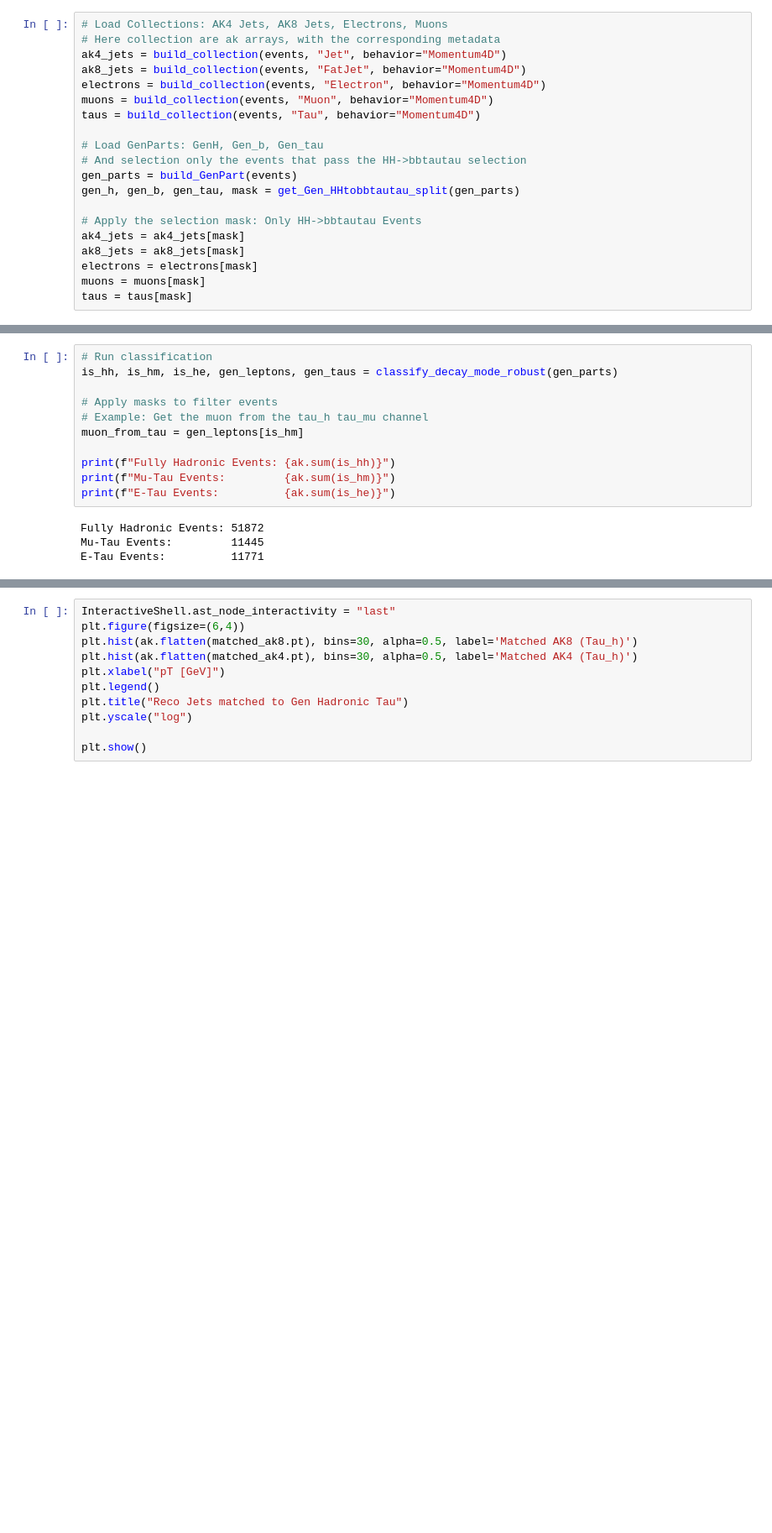
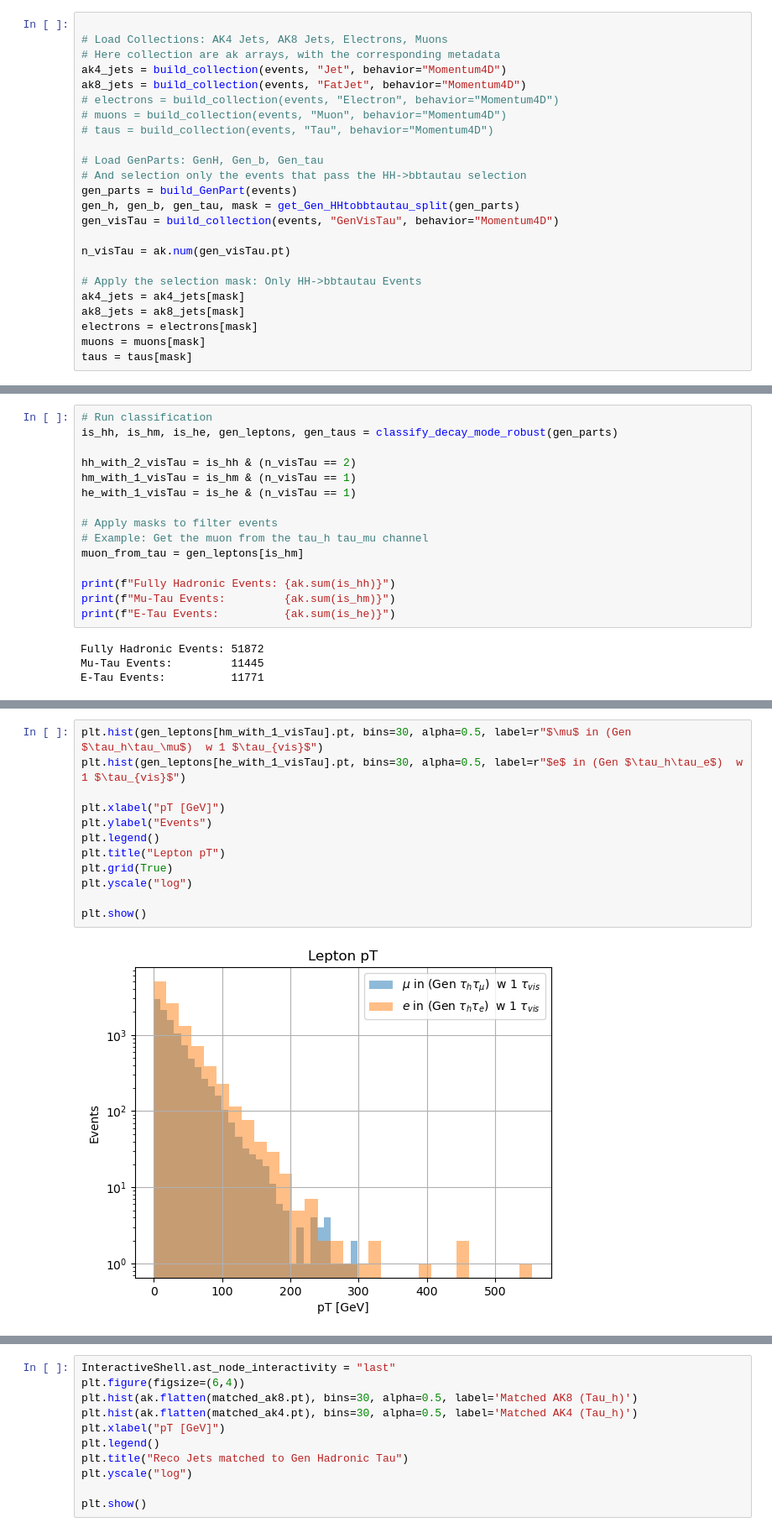
Before and after one commit to ArghyaDas112358/bbtautau, a Jupyter notebook: src/bbtautau/GenPresel/gen.ipynb, the cells around one changed output, grey strips where cells are left out. Shown at 84% size. Drawn from its saved outputs; the diff is of its cells as text; blank space fills up the shorter version.

```diff
--- a/src/bbtautau/GenPresel/gen.ipynb
+++ b/src/bbtautau/GenPresel/gen.ipynb
@@ -419,18 +419,22 @@ def get_matching_mask(left, right, dr_max=0.4):
 
     return pair_is_close
 # %%
+
 # Load Collections: AK4 Jets, AK8 Jets, Electrons, Muons
 # Here collection are ak arrays, with the corresponding metadata
 ak4_jets = build_collection(events, "Jet", behavior="Momentum4D")
 ak8_jets = build_collection(events, "FatJet", behavior="Momentum4D")
-electrons = build_collection(events, "Electron", behavior="Momentum4D")
-muons = build_collection(events, "Muon", behavior="Momentum4D")
-taus = build_collection(events, "Tau", behavior="Momentum4D")
+# electrons = build_collection(events, "Electron", behavior="Momentum4D")
+# muons = build_collection(events, "Muon", behavior="Momentum4D")
+# taus = build_collection(events, "Tau", behavior="Momentum4D")
 
 # Load GenParts: GenH, Gen_b, Gen_tau
 # And selection only the events that pass the HH->bbtautau selection
 gen_parts = build_GenPart(events)
 gen_h, gen_b, gen_tau, mask = get_Gen_HHtobbtautau_split(gen_parts)
+gen_visTau = build_collection(events, "GenVisTau", behavior="Momentum4D")
+
+n_visTau = ak.num(gen_visTau.pt)
 
 # Apply the selection mask: Only HH->bbtautau Events
 ak4_jets = ak4_jets[mask]
@@ -500,6 +504,10 @@ def classify_decay_mode_robust(gen_parts):
 # %%
 # Run classification
 is_hh, is_hm, is_he, gen_leptons, gen_taus = classify_decay_mode_robust(gen_parts)
+
+hh_with_2_visTau = is_hh & (n_visTau == 2)
+hm_with_1_visTau = is_hm & (n_visTau == 1)
+he_with_1_visTau = is_he & (n_visTau == 1)
 
 # Apply masks to filter events
 # Example: Get the muon from the tau_h tau_mu channel
@@ -565,3 +538,17 @@ def match_objects(left_collection, right_collection, dr_max=0.4):
+# %%
+plt.hist(gen_leptons[hm_with_1_visTau].pt, bins=30, alpha=0.5, label=r"$\mu$ in (Gen $\tau_h\tau_\mu$)  w 1 $\tau_{vis}$")
+plt.hist(gen_leptons[he_with_1_visTau].pt, bins=30, alpha=0.5, label=r"$e$ in (Gen $\tau_h\tau_e$)  w 1 $\tau_{vis}$")
+
+plt.xlabel("pT [GeV]")
+plt.ylabel("Events")
+plt.legend()
+plt.title("Lepton pT")
+plt.grid(True)
+plt.yscale("log")
+
+plt.show()
+# %% [output]
+[figure, added]
 # %%
 def separate_tau_decay_products(gen_taus, gen_leptons, dr_lep_thres = 0.1):
     """
```
Also changed, not shown: parts of 7 cells of this notebook.
